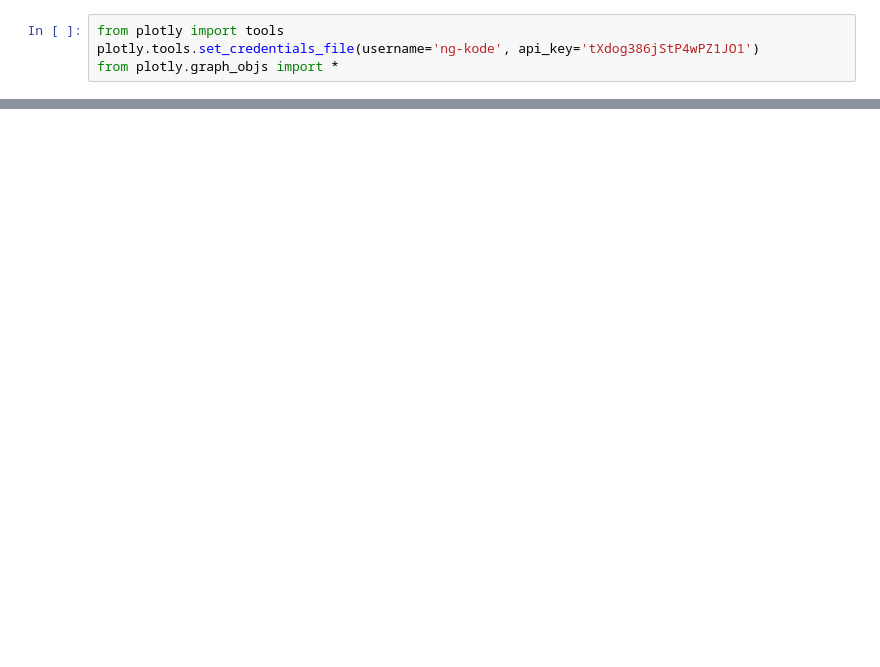
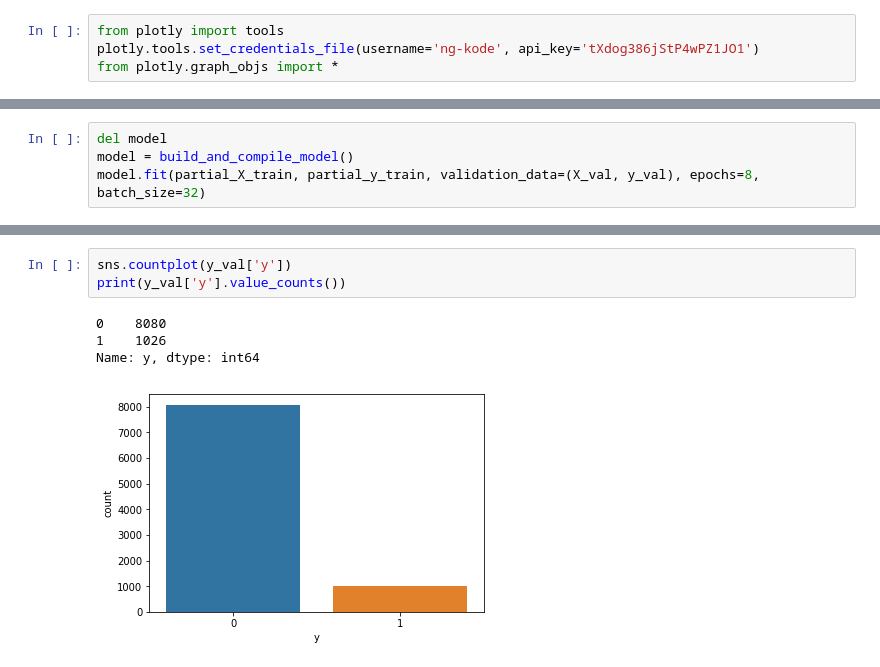
Before and after one commit to ng-kode/Bank-Marketing, a Jupyter notebook: Untitled2.ipynb, the cells around one changed output, grey strips where cells are left out. Cells and saved outputs as stored; diff of their text form; blank space fills up the shorter version.

```diff
--- a/Untitled2.ipynb
+++ b/Untitled2.ipynb
@@ -293,0 +300,4 @@ py.iplot(fig)
+# %%
+del model
+model = build_and_compile_model()
+model.fit(partial_X_train, partial_y_train, validation_data=(X_val, y_val), epochs=8, batch_size=32)
@@ -293,0 +341,8 @@ py.iplot(fig)
+# %%
+sns.countplot(y_val['y'])
+print(y_val['y'].value_counts())
+# %% [output]
+0    8080
+1    1026
+Name: y, dtype: int64
+[figure, added]
```
Also changed, not shown: parts of 14 cells of this notebook, 1 other file.
